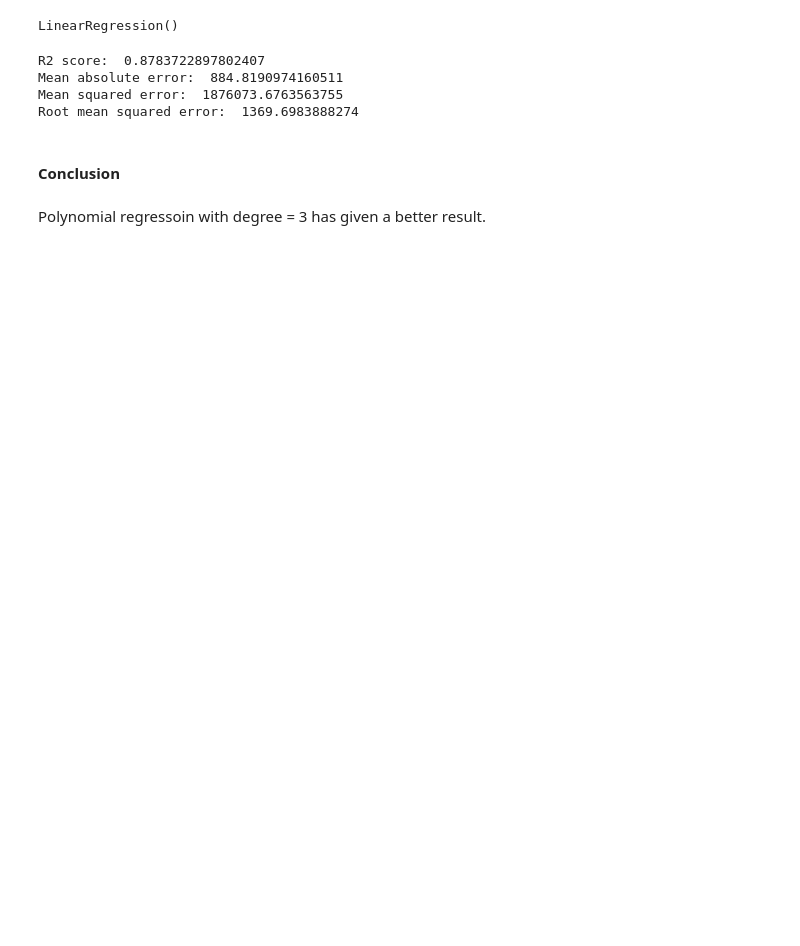
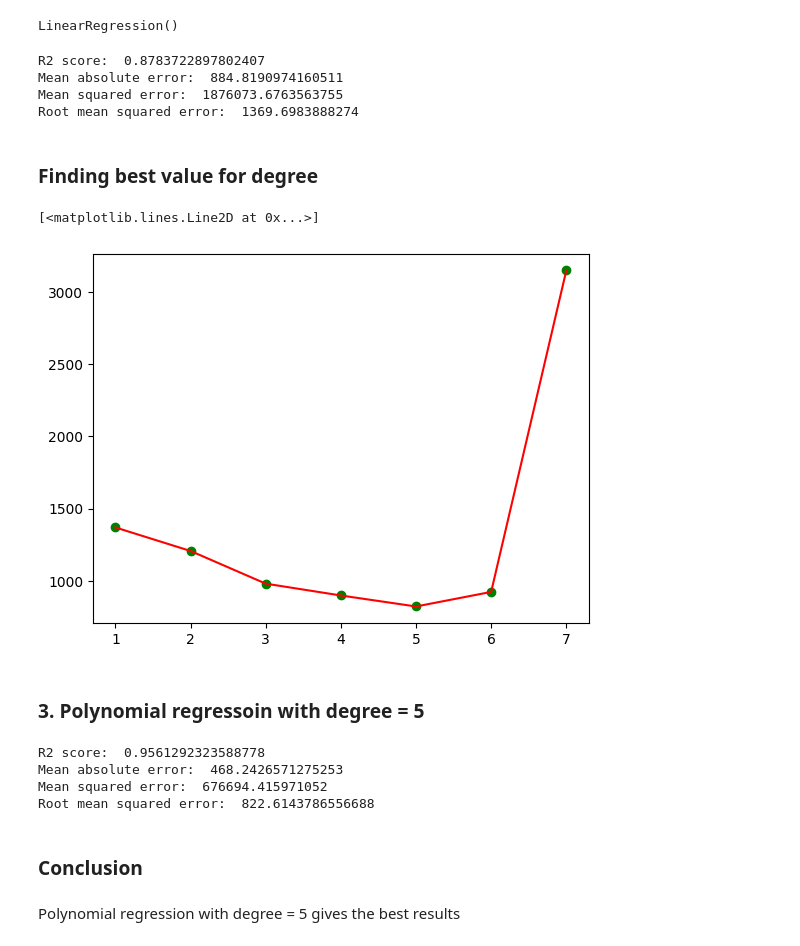
Before and after one commit to mubarakmayyeri/diamond-price-prediction, a Jupyter notebook: diamond_price_prediction.ipynb, the cells around one changed output. Saved outputs shown, nothing was run; the diff lists cells and outputs as text; code cells hidden in the pictures; blank space fills up the shorter version.

Commit message:
found best value for degree

```diff
--- a/diamond_price_prediction.ipynb
+++ b/diamond_price_prediction.ipynb
@@ -245,9 +242,0 @@ Root mean squared error:  1206.761409230312
-# %%
-#poly regression with degree = 3
-poly_reg = PolynomialFeatures(degree=3)
-poly_reg = poly_reg.fit(X_train)
-X_train_poly1 = poly_reg.transform(X_train)
-X_test_poly1 = poly_reg.transform(X_test)
-
-plr = LinearRegression()
-plr.fit(X_train_poly1, y_train)
@@ -296,7 +265,60 @@ R2 score:  0.8783722897802407
 Mean absolute error:  884.8190974160511
 Mean squared error:  1876073.6763563755
 Root mean squared error:  1369.6983888274
-# %% [markdown]
-#### Conclusion
-# %% [markdown]
-Polynomial regressoin with degree = 3 has given a better result.
+# %% [markdown]
+### Finding best value for degree
+# %%
+number_degrees = [1,2,3,4,5,6,7]
+plt_mean_squared_error = []
+for degree in number_degrees:
+
+   poly_model = PolynomialFeatures(degree=degree)
+
+   poly_model = poly_model.fit(X_train)
+   poly_X_train = poly_model.transform(X_train)
+   poly_X_test = poly_model.transform(X_test)
+
+   regression_model = LinearRegression()
+   regression_model.fit(poly_X_train, y_train)
+   y_pred = regression_model.predict(poly_X_test)
+
+   plt_mean_squared_error.append(mean_squared_error(y_test, y_pred, squared=False))
+
+plt.scatter(number_degrees,plt_mean_squared_error, color="green")
+plt.plot(number_degrees,plt_mean_squared_error, color="red")
+# %% [output]
+[<matplotlib.lines.Line2D at 0x...>]
+[figure, added]
+# %% [markdown]
+### 3. Polynomial regressoin with degree = 5
+# %%
+#poly regression with degree = 5
+poly_reg = PolynomialFeatures(degree=5)
+poly_reg = poly_reg.fit(X_train)
+X_train_poly = poly_reg.transform(X_train)
+X_test_poly = poly_reg.transform(X_test)
+
+plr = LinearRegression()
+plr.fit(X_train_poly, y_train)
+
+#model evaluation
+y_pred = plr.predict(X_test_poly)
+
+r2 = r2_score(y_test, y_pred)
+mae = mean_absolute_error(y_test, y_pred)
+mse = mean_squared_error(y_test, y_pred)
+rmse = np.sqrt(mse)
+
+print('R2 score: ', r2)
+print('Mean absolute error: ', mae)
+print('Mean squared error: ', mse)
+print('Root mean squared error: ', rmse)
+# %% [output]
+R2 score:  0.9561292323588778
+Mean absolute error:  468.2426571275253
+Mean squared error:  676694.415971052
+Root mean squared error:  822.6143786556688
+# %% [markdown]
+### Conclusion
+# %% [markdown]
+Polynomial regression with degree = 5 gives the best results
```
Also changed, not shown: parts of 4 cells of this notebook.
